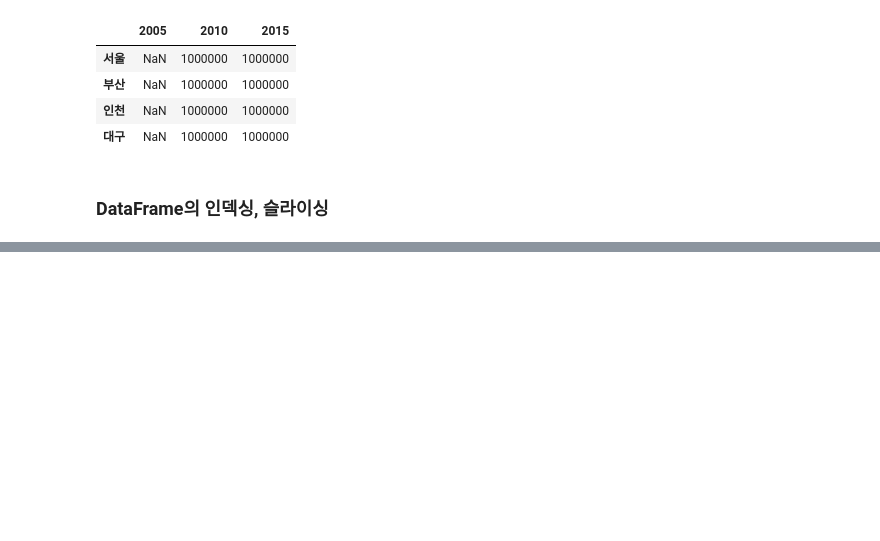
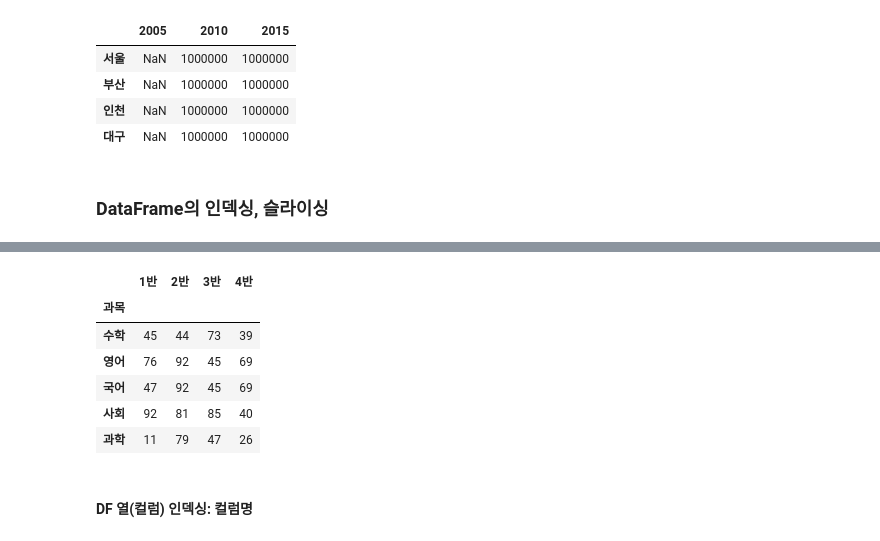
Before and after one commit to hyerimmmmm/SWDataAnalysisClass, a Jupyter notebook: pythonStudy/LIB/Pandas.ipynb, the cells around one changed output, grey strips where cells are left out. Cells and saved outputs as stored; diff of their text form; code cells hidden in the pictures; blank space fills up the shorter version.

```diff
--- a/pythonStudy/LIB/Pandas.ipynb
+++ b/pythonStudy/LIB/Pandas.ipynb
@@ -576,0 +591,29 @@ pop2 - pop
+# %%
+# 데이터 정의
+data = {
+    '1반': [45, 76, 47, 92, 11],
+    '2반': [44, 92, 92, 81, 79],
+    '3반': [73, 45, 45, 85, 47],
+    '4반': [39, 69, 69, 40, 26]
+}
+
+# 인덱스 정의
+index = ['수학', '영어', '국어', '사회', '과학']
+
+# DataFrame 생성
+df = pd.DataFrame(data, index=index)
+
+# 인덱스 전체이름
+df.index.name = '과목'
+
+df
+# %% [output]
+|  | 1반 | 2반 | 3반 | 4반 |
+| 과목 |  |  |  |  |
+| 수학 | 45 | 44 | 73 | 39 |
+| 영어 | 76 | 92 | 45 | 69 |
+| 국어 | 47 | 92 | 45 | 69 |
+| 사회 | 92 | 81 | 85 | 40 |
+| 과학 | 11 | 79 | 47 | 26 |
+# %% [markdown]
+#### DF 열(컬럼) 인덱싱: 컬럼명
```
Also changed, not shown: parts of 37 cells of this notebook, 1 other file.
